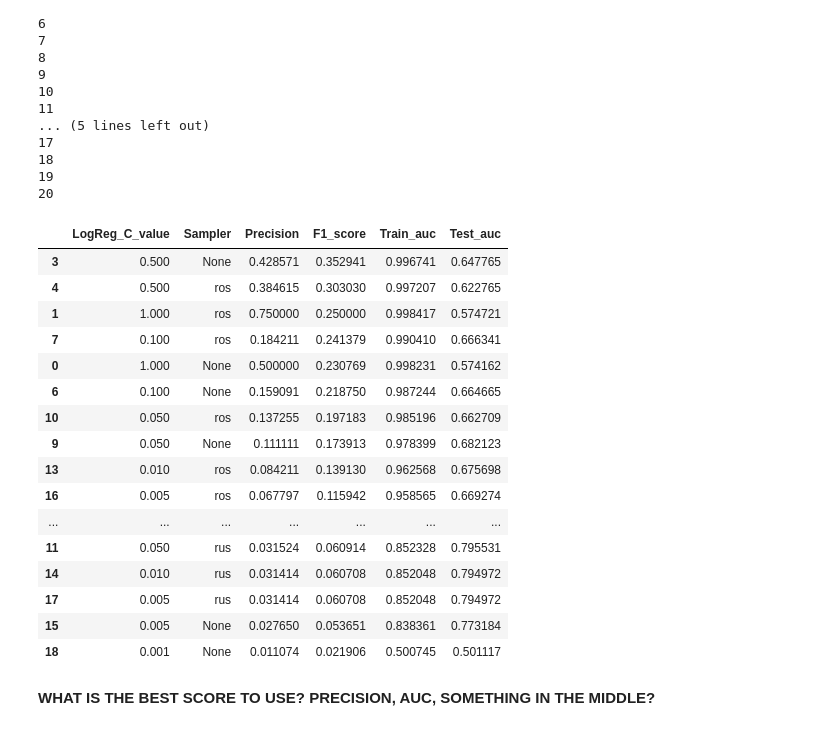
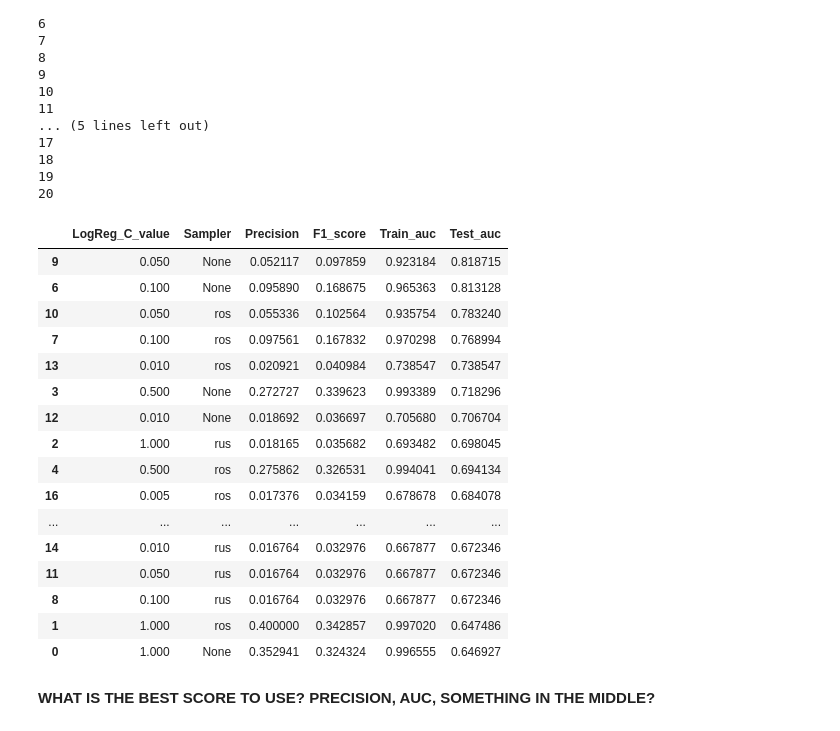
Before and after one commit to wwhite5/Springboard-Capstone-1-NLP, a Jupyter notebook: Notebooks/One_Author_advanced_2.ipynb, the cells around one changed output. Cells and saved outputs as stored; diff of their text form; code cells hidden in the pictures.

```diff
--- a/Notebooks/One_Author_advanced_2.ipynb
+++ b/Notebooks/One_Author_advanced_2.ipynb
@@ -39,0 +42,8 @@ X_train, X_test, y_train, y_test = train_test_split(X, y, random_state=21, train
+# %%
+scaled_feat = X[X.columns.difference(['paper_text'])]
+paper_text = pd.DataFrame(X.paper_text)
+
+minmax = MinMaxScaler()
+scaled_feat = pd.DataFrame(minmax.fit_transform(scaled_feat), columns=scaled_feat.columns)
+X = scaled_feat.join(paper_text)
+X
@@ -75,9 +101,18 @@ for Tfidf_params, C_params in hyperparameters:
 
     # Initializing the TfidfVectorizer with different stop words, then .fit_transforming it on the train set
     # and .transforming on the test set
+    X_train, X_test, y_train, y_test = train_test_split(X, y, random_state=11, train_size=0.75, stratify=y)
+
+    other_features_train = csr_matrix(X_train[X_train.columns.difference(['paper_text'])].values)
+    other_features_test = csr_matrix(X_test[X_test.columns.difference(['paper_text'])].values)
+
     tfidf = TfidfVectorizer(stop_words=Tfidf_params)
-    X_train_tfidf = tfidf.fit_transform(X_train.paper_text)
-    X_test_tfidf = tfidf.transform(X_test.paper_text)
+
+    X_train_vector = tfidf.fit_transform(X_train.paper_text)
+    X_test_vector = tfidf.transform(X_test.paper_text)
+
+    X_train_tfidf = hstack([other_features_train, X_train_vector])
+    X_test_tfidf = hstack([other_features_test, X_test_vector])
 
     # Making a pipeline with the logistic regressor inside, the C hyperparameter is chosen here
     pipe = Pipeline(steps=[
@@ -135,3 +163,16 @@ X_test = tfidf.transform(X_test.paper_text)
+# %%
+X_train, X_test, y_train, y_test = train_test_split(X, y, random_state=11, train_size=0.75, stratify=y)
+
+other_features_train = csr_matrix(X_train[X_train.columns.difference(['paper_text'])].values)
+other_features_test = csr_matrix(X_test[X_test.columns.difference(['paper_text'])].values)
+
+tfidf = TfidfVectorizer()
+
+X_train_vector = tfidf.fit_transform(X_train.paper_text)
+X_test_vector = tfidf.transform(X_test.paper_text)
+
+X_train = hstack([other_features_train, X_train_vector])
+X_test = hstack([other_features_test, X_test_vector])
 # %%
 C = [1, 0.5, 0.1, 0.05, 0.01, 0.005, 0.001]
 # %%
@@ -256,26 +297,26 @@ for C_value, sampler_type in hyperparameters:
 20
 # %%
 LR_HPtable = pd.DataFrame.from_dict(LR_dict)
-LR_HPtable.sort_values(by='F1_score', ascending=False, inplace=True)
+LR_HPtable.sort_values(by='Test_auc', ascending=False, inplace=True)
 LR_HPtable
 # %% [output]
 |  | LogReg_C_value | Sampler | Precision | F1_score | Train_auc | Test_auc |
-| 3 | 0.500 | None | 0.428571 | 0.352941 | 0.996741 | 0.647765 |
-| 4 | 0.500 | ros | 0.384615 | 0.303030 | 0.997207 | 0.622765 |
-| 1 | 1.000 | ros | 0.750000 | 0.250000 | 0.998417 | 0.574721 |
-| 7 | 0.100 | ros | 0.184211 | 0.241379 | 0.990410 | 0.666341 |
-| 0 | 1.000 | None | 0.500000 | 0.230769 | 0.998231 | 0.574162 |
-| 6 | 0.100 | None | 0.159091 | 0.218750 | 0.987244 | 0.664665 |
-| 10 | 0.050 | ros | 0.137255 | 0.197183 | 0.985196 | 0.662709 |
-| 9 | 0.050 | None | 0.111111 | 0.173913 | 0.978399 | 0.682123 |
-| 13 | 0.010 | ros | 0.084211 | 0.139130 | 0.962568 | 0.675698 |
-| 16 | 0.005 | ros | 0.067797 | 0.115942 | 0.958565 | 0.669274 |
+| 9 | 0.050 | None | 0.052117 | 0.097859 | 0.923184 | 0.818715 |
+| 6 | 0.100 | None | 0.095890 | 0.168675 | 0.965363 | 0.813128 |
+| 10 | 0.050 | ros | 0.055336 | 0.102564 | 0.935754 | 0.783240 |
+| 7 | 0.100 | ros | 0.097561 | 0.167832 | 0.970298 | 0.768994 |
+| 13 | 0.010 | ros | 0.020921 | 0.040984 | 0.738547 | 0.738547 |
+| 3 | 0.500 | None | 0.272727 | 0.339623 | 0.993389 | 0.718296 |
+| 12 | 0.010 | None | 0.018692 | 0.036697 | 0.705680 | 0.706704 |
+| 2 | 1.000 | rus | 0.018165 | 0.035682 | 0.693482 | 0.698045 |
+| 4 | 0.500 | ros | 0.275862 | 0.326531 | 0.994041 | 0.694134 |
+| 16 | 0.005 | ros | 0.017376 | 0.034159 | 0.678678 | 0.684078 |
 | ... | ... | ... | ... | ... | ... | ... |
-| 11 | 0.050 | rus | 0.031524 | 0.060914 | 0.852328 | 0.795531 |
-| 14 | 0.010 | rus | 0.031414 | 0.060708 | 0.852048 | 0.794972 |
-| 17 | 0.005 | rus | 0.031414 | 0.060708 | 0.852048 | 0.794972 |
-| 15 | 0.005 | None | 0.027650 | 0.053651 | 0.838361 | 0.773184 |
-| 18 | 0.001 | None | 0.011074 | 0.021906 | 0.500745 | 0.501117 |
+| 14 | 0.010 | rus | 0.016764 | 0.032976 | 0.667877 | 0.672346 |
+| 11 | 0.050 | rus | 0.016764 | 0.032976 | 0.667877 | 0.672346 |
+| 8 | 0.100 | rus | 0.016764 | 0.032976 | 0.667877 | 0.672346 |
+| 1 | 1.000 | ros | 0.400000 | 0.342857 | 0.997020 | 0.647486 |
+| 0 | 1.000 | None | 0.352941 | 0.324324 | 0.996555 | 0.646927 |
 # %% [markdown]
 **WHAT IS THE BEST SCORE TO USE? PRECISION, AUC, SOMETHING IN THE MIDDLE?**
 # %%
```
Also changed, not shown: parts of 40 cells of this notebook, 2 other files.
